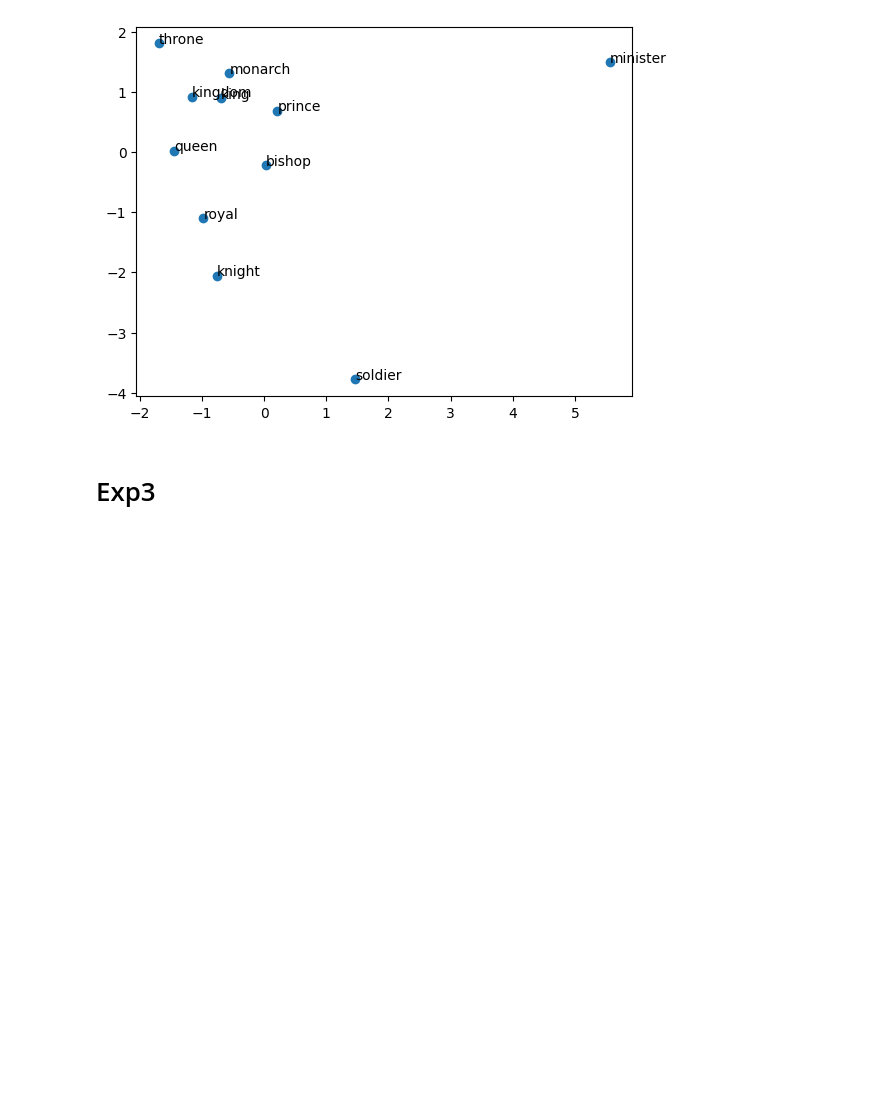
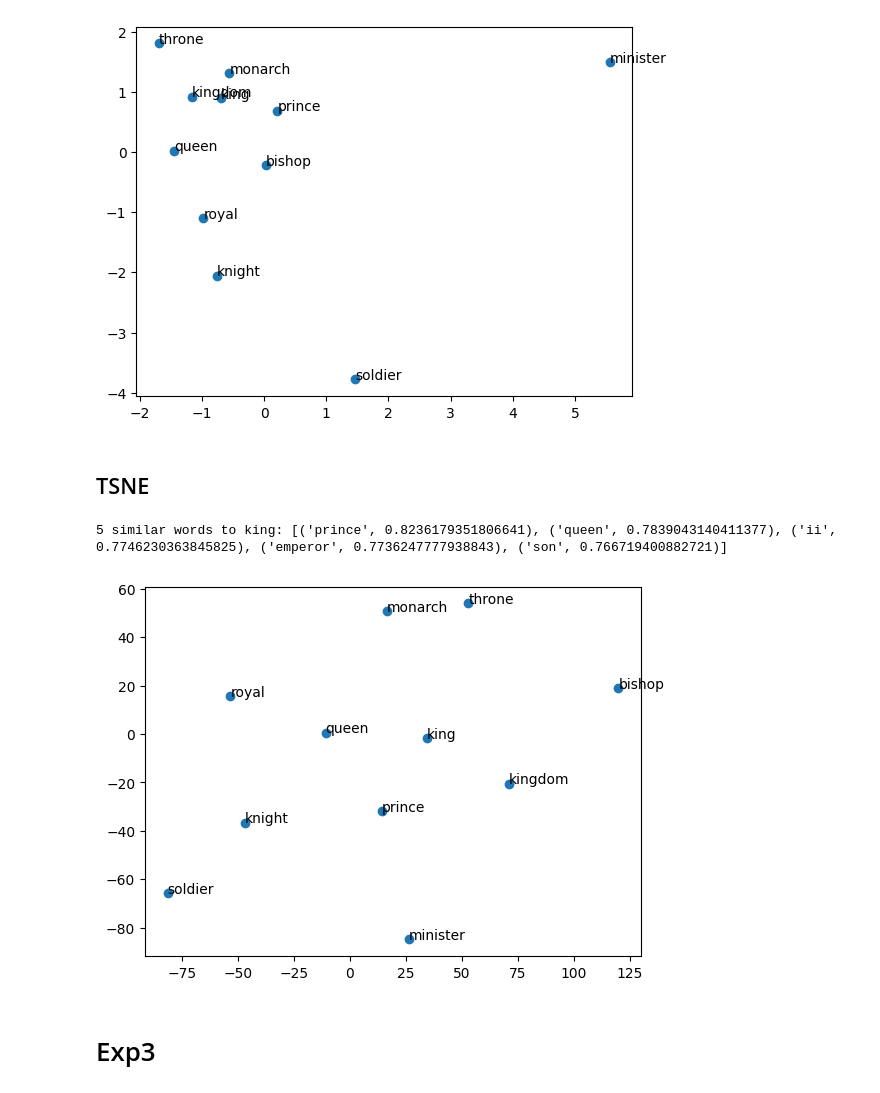
Before and after one commit to kshku/College, a Jupyter notebook: genai/allexps.ipynb, the cells around one changed output. Cells and saved outputs as stored; diff of their text form; code cells hidden in the pictures; blank space fills up the shorter version.

```diff
--- a/genai/allexps.ipynb
+++ b/genai/allexps.ipynb
@@ -44,6 +46,33 @@ plt.show()
 # %% [output]
 5 similar words to king: [('prince', 0.8236179351806641), ('queen', 0.7839043140411377), ('ii', 0.7746230363845825), ('emperor', 0.7736247777938843), ('son', 0.766719400882721)]
 [figure]
+# %% [markdown]
+## TSNE
+# %%
+import gensim.downloader as api
+import matplotlib.pyplot as plt
+import numpy as np
+from sklearn.manifold import TSNE
+
+model = api.load('glove-wiki-gigaword-50')
+
+words = [
+    'queen', 'king', 'throne', 'monarch',
+    'kingdom', 'prince', 'minister', 'knight',
+    'bishop', 'royal', 'soldier',
+]
+vectors = np.array([model[word] for word in words])
+vectors = TSNE(2, perplexity=5).fit_transform(vectors)
+
+print("5 similar words to king:", model.most_similar('king', topn=5))
+
+plt.scatter(vectors[:, 0], vectors[:, 1])
+for i, word in enumerate(words):
+    plt.text(vectors[i, 0], vectors[i, 1], word)
+plt.show()
+# %% [output]
+5 similar words to king: [('prince', 0.8236179351806641), ('queen', 0.7839043140411377), ('ii', 0.7746230363845825), ('emperor', 0.7736247777938843), ('son', 0.766719400882721)]
+[figure, added]
 # %% [markdown]
 # Exp3
 # %%
```
Also changed, not shown: parts of 5 cells of this notebook, 2 other files.
